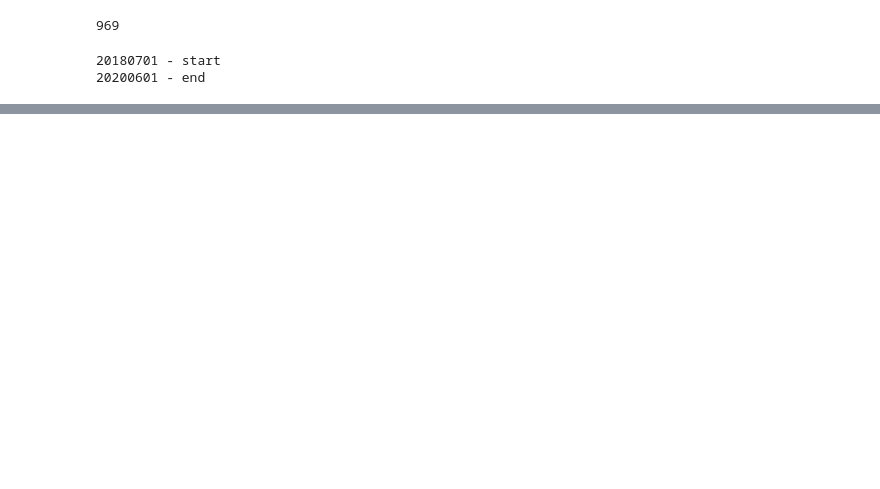
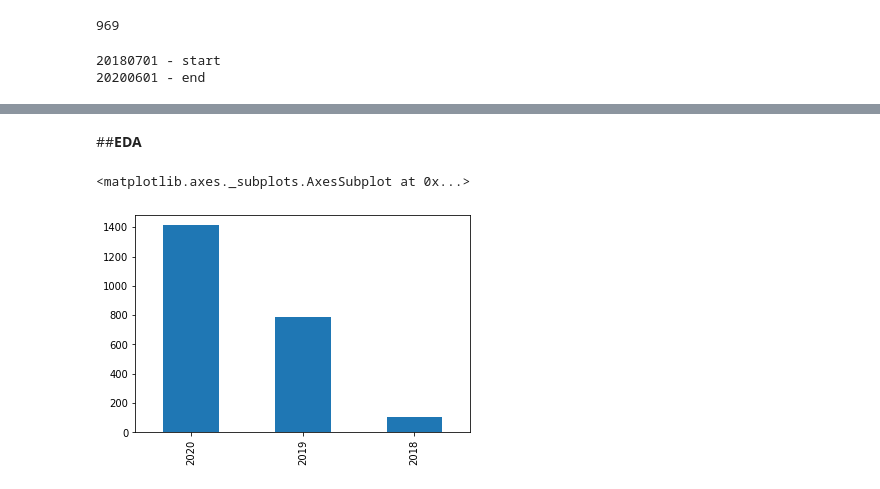
Before and after one commit to yagnik99/Funds-Prediction-for-a-Startup, a Jupyter notebook: Yagnik_Pandya_Capstone_Project_4_Startup_Funding_Prediction.ipynb, the cells around one changed output, grey strips where cells are left out. Drawn from its saved outputs; the diff is of its cells as text; code cells hidden in the pictures; blank space fills up the shorter version.

```diff
--- a/Yagnik_Pandya_Capstone_Project_4_Startup_Funding_Prediction.ipynb
+++ b/Yagnik_Pandya_Capstone_Project_4_Startup_Funding_Prediction.ipynb
@@ -185,0 +289,4 @@ Funded = data[data['funding_ind']==1]
+# %%
+# Importing saved DF
+Funded_df = pd.read_csv(folder + 'Funded_dataset.csv')
+Non_funded_df = pd.read_csv(folder + 'Non_funded_dataset.csv')
@@ -185,0 +312,8 @@ Funded = data[data['funding_ind']==1]
+# %% [markdown]
+##**EDA**
+# %%
+#Trend of recieving funds
+Funded_df['Year'].value_counts().plot(kind='bar')
+# %% [output]
+<matplotlib.axes._subplots.AxesSubplot at 0x...>
+[figure, added]
```
Also changed, not shown: parts of 31 cells of this notebook.
